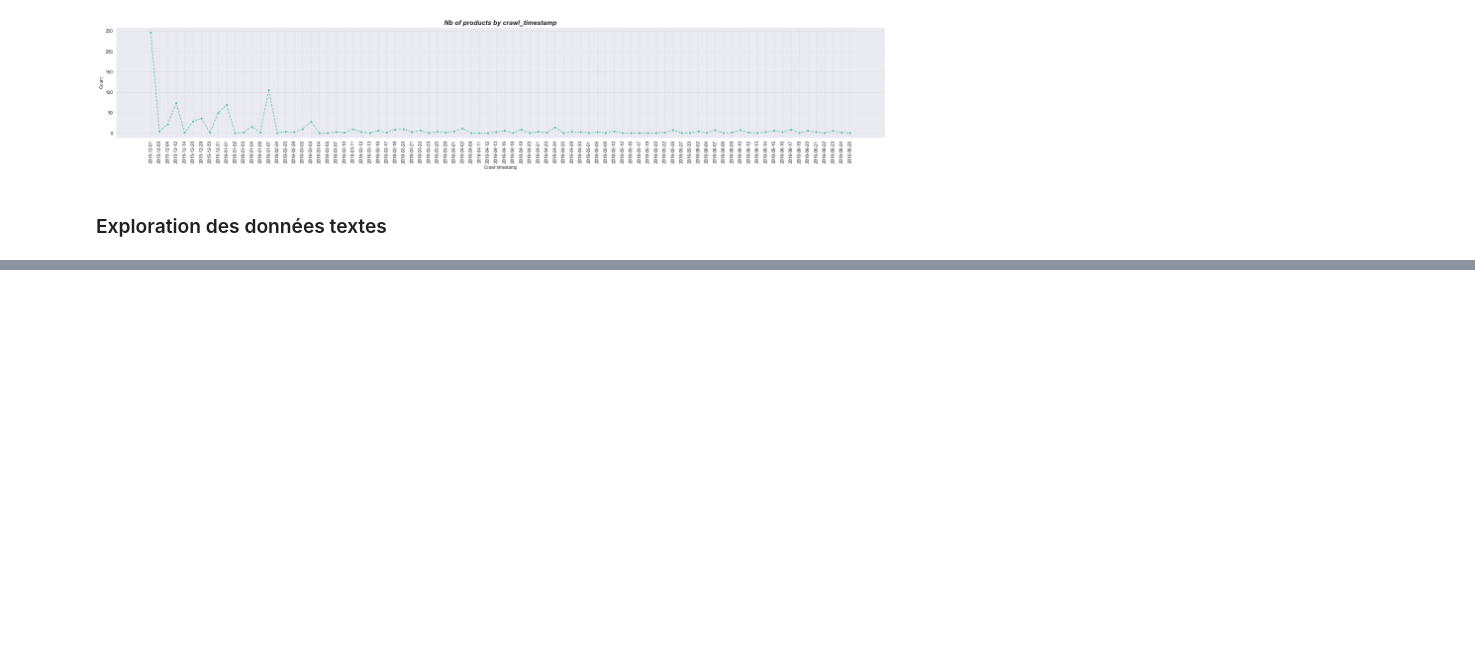
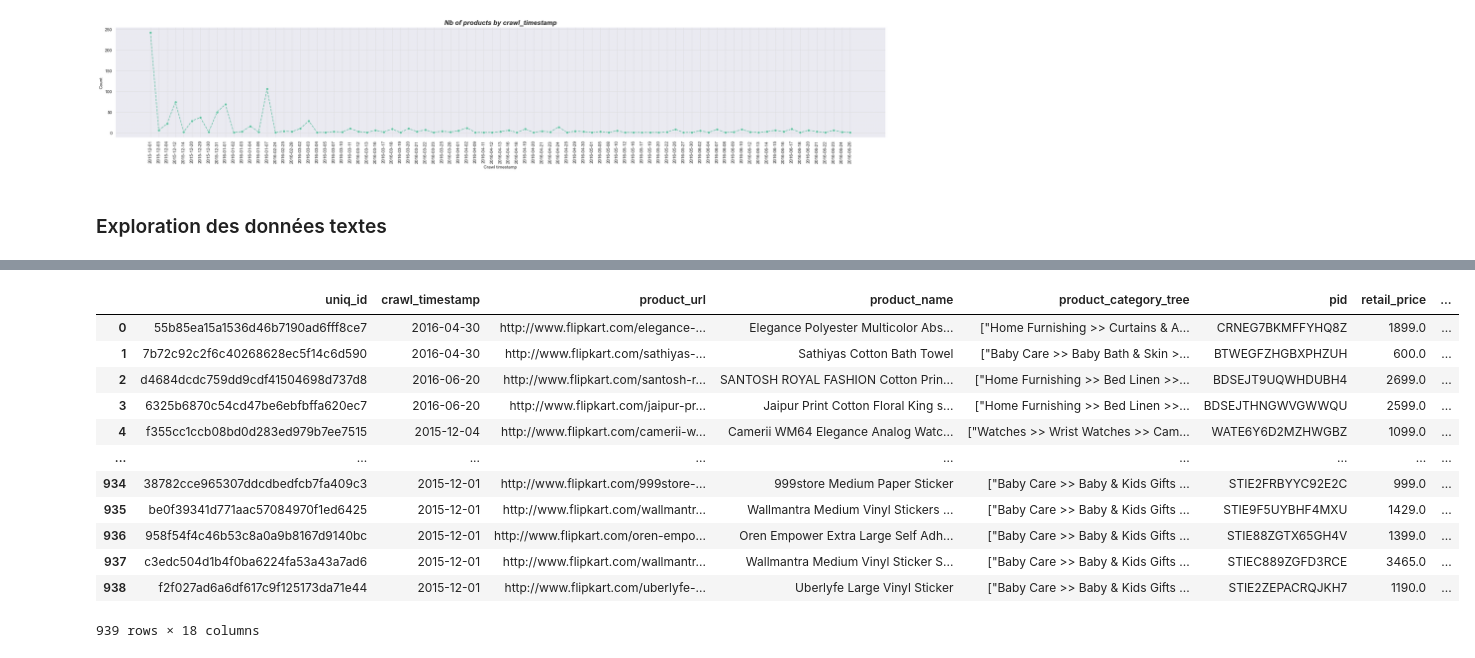
Before and after one commit to LucileRb/classification_auto_consommation, a Jupyter notebook: Data_exploration_EDA.ipynb, the cells around one changed output, grey strips where cells are left out. Cells and saved outputs as stored; diff of their text form; code cells hidden in the pictures; blank space fills up the shorter version.

```diff
--- a/Data_exploration_EDA.ipynb
+++ b/Data_exploration_EDA.ipynb
@@ -459,16 +524,14 @@ df['category'].unique()
 # %%
 dict_categories = {
     'Home and Kitchen Essential' : [
-        'Home Furnishing', 'Tray Sets', 'Coffee Mugs', 'Lunch Boxes', 'Caffeine Bowls', 'Water bottle', 'Omic Sippers', 'Kitchen Tools', 'Bar Accessories', 'Bar Glasses', 'Idli Makers', 'Craft Jugs', 'Table Clocks', 'Bhalaria Forks', 'Kitchen Containers'],
+        'Home Furnishing', 'Tray Sets', 'Coffee Mugs', 'Lunch Boxes', 'Caffeine Bowls', 'Water bottle', 'Omic Sippers', 'Kitchen Tools',
+        'Bar Accessories', 'Bar Glasses', 'Idli Makers', 'Craft Jugs', 'Table Clocks', 'Bhalaria Forks', 'Kitchen Containers'],
     'Baby and Personal Care' : [
         'Baby Care', 'Personal Care'],
     'Electronics and Accessories' : [
         'Wrist Watches', 'Network Components', 'Tablet Accessories', 'Laptop Accessories', 'Pen Drives', 'Computer Components'],
     'Festive and Special Occasion' : ['Festive Needs', 'BFT Bulbs']
 }
-
-inverse = { v: k for k, l in dict_categories.items() for v in l }
-df['category_4'] = df['category'].map(inverse)
 # %%
 inverse = { v: k for k, l in dict_categories.items() for v in l }
 df['category_4'] = df['category'].map(inverse)
@@ -528,0 +628,17 @@ plt.show()
+# %%
+df.reset_index(drop = True, inplace = True)
+df
+# %% [output]
+|  | uniq_id | crawl_timestamp | product_url | product_name | product_category_tree | pid | retail_price | ... |
+| 0 | 55b85ea15a1536d46b7190ad6fff8ce7 | 2016-04-30 | http://www.flipkart.com/elegance-... | Elegance Polyester Multicolor Abs... | ["Home Furnishing >> Curtains & A... | CRNEG7BKMFFYHQ8Z | 1899.0 | ... |
+| 1 | 7b72c92c2f6c40268628ec5f14c6d590 | 2016-04-30 | http://www.flipkart.com/sathiyas-... | Sathiyas Cotton Bath Towel | ["Baby Care >> Baby Bath & Skin >... | BTWEGFZHGBXPHZUH | 600.0 | ... |
+| 2 | d4684dcdc759dd9cdf41504698d737d8 | 2016-06-20 | http://www.flipkart.com/santosh-r... | SANTOSH ROYAL FASHION Cotton Prin... | ["Home Furnishing >> Bed Linen >>... | BDSEJT9UQWHDUBH4 | 2699.0 | ... |
+| 3 | 6325b6870c54cd47be6ebfbffa620ec7 | 2016-06-20 | http://www.flipkart.com/jaipur-pr... | Jaipur Print Cotton Floral King s... | ["Home Furnishing >> Bed Linen >>... | BDSEJTHNGWVGWWQU | 2599.0 | ... |
+| 4 | f355cc1ccb08bd0d283ed979b7ee7515 | 2015-12-04 | http://www.flipkart.com/camerii-w... | Camerii WM64 Elegance Analog Watc... | ["Watches >> Wrist Watches >> Cam... | WATE6Y6D2MZHWGBZ | 1099.0 | ... |
+| ... | ... | ... | ... | ... | ... | ... | ... | ... |
+| 934 | 38782cce965307ddcdbedfcb7fa409c3 | 2015-12-01 | http://www.flipkart.com/999store-... | 999store Medium Paper Sticker | ["Baby Care >> Baby & Kids Gifts ... | STIE2FRBYYC92E2C | 999.0 | ... |
+| 935 | be0f39341d771aac57084970f1ed6425 | 2015-12-01 | http://www.flipkart.com/wallmantr... | Wallmantra Medium Vinyl Stickers ... | ["Baby Care >> Baby & Kids Gifts ... | STIE9F5UYBHF4MXU | 1429.0 | ... |
+| 936 | 958f54f4c46b53c8a0a9b8167d9140bc | 2015-12-01 | http://www.flipkart.com/oren-empo... | Oren Empower Extra Large Self Adh... | ["Baby Care >> Baby & Kids Gifts ... | STIE88ZGTX65GH4V | 1399.0 | ... |
+| 937 | c3edc504d1b4f0ba6224fa53a43a7ad6 | 2015-12-01 | http://www.flipkart.com/wallmantr... | Wallmantra Medium Vinyl Sticker S... | ["Baby Care >> Baby & Kids Gifts ... | STIEC889ZGFD3RCE | 3465.0 | ... |
+| 938 | f2f027ad6a6df617c9f125173da71e44 | 2015-12-01 | http://www.flipkart.com/uberlyfe-... | Uberlyfe Large Vinyl Sticker | ["Baby Care >> Baby & Kids Gifts ... | STIE2ZEPACRQJKH7 | 1190.0 | ... |
+939 rows × 18 columns
```
Also changed, not shown: parts of 37 cells of this notebook, 18 other files.
